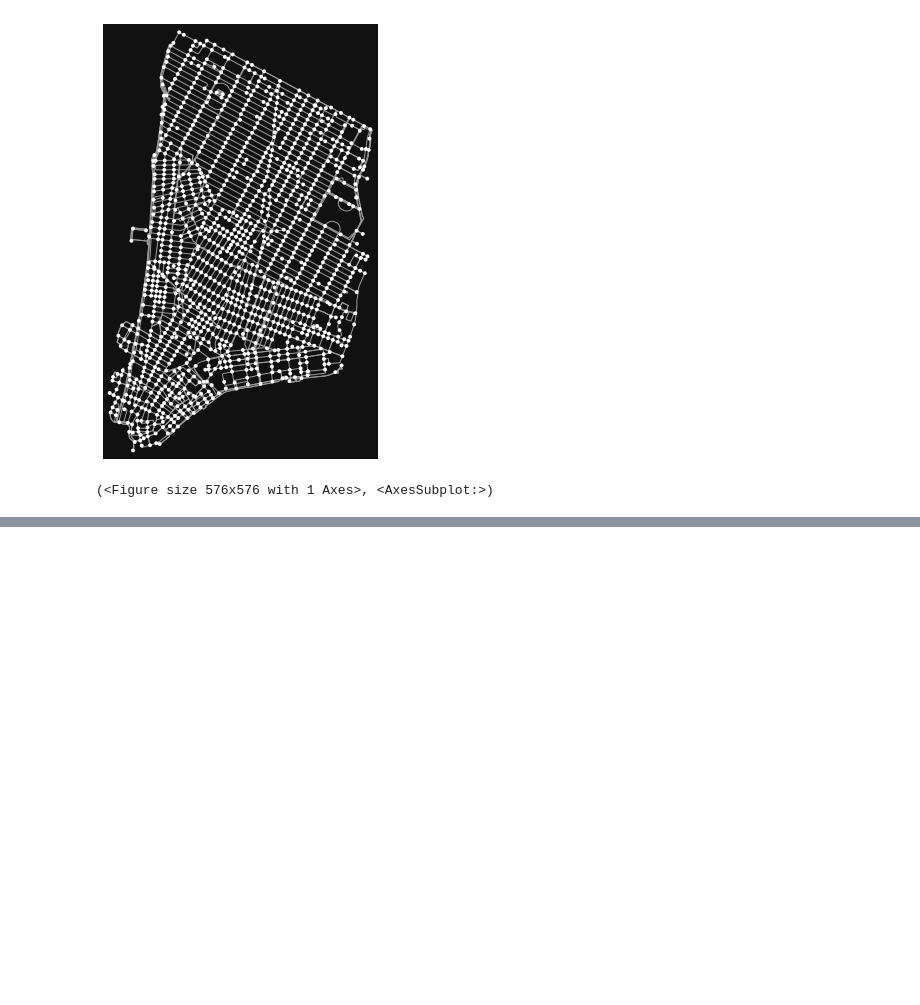
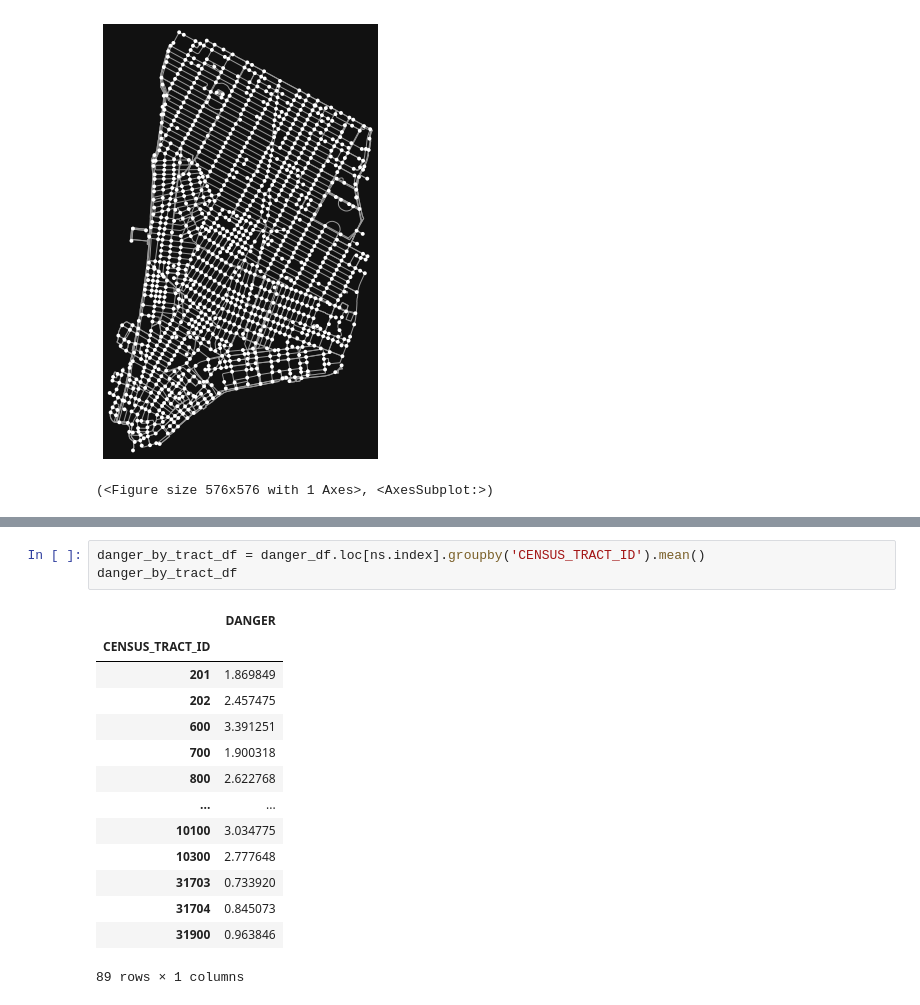
Before and after one commit to clyman23/spoke, a Jupyter notebook: notebooks/maxdumas/average_danger_by_cta.ipynb, the cells around one changed output, grey strips where cells are left out. Cells and saved outputs as stored; diff of their text form; blank space fills up the shorter version.

```diff
--- a/notebooks/maxdumas/average_danger_by_cta.ipynb
+++ b/notebooks/maxdumas/average_danger_by_cta.ipynb
@@ -80,3 +72,21 @@ danger_by_tract_df
+# %%
+danger_by_tract_df = danger_df.loc[ns.index].groupby('CENSUS_TRACT_ID').mean()
+danger_by_tract_df
+# %% [output]
+|  | DANGER |
+| CENSUS_TRACT_ID |  |
+| 201 | 1.869849 |
+| 202 | 2.457475 |
+| 600 | 3.391251 |
+| 700 | 1.900318 |
+| 800 | 2.622768 |
+| ... | ... |
+| 10100 | 3.034775 |
+| 10300 | 2.777648 |
+| 31703 | 0.733920 |
+| 31704 | 0.845073 |
+| 31900 | 0.963846 |
+89 rows × 1 columns
 # %%
 tract_gdf['ct2010'] = tract_gdf['ct2010'].apply(int)
 tract_danger_gdf = tract_gdf.query('boro_code == "1"').merge(danger_by_tract_df, how='inner', left_on='ct2010', right_index=True)
```
Also changed, not shown: parts of 8 cells of this notebook, 4 other files.
